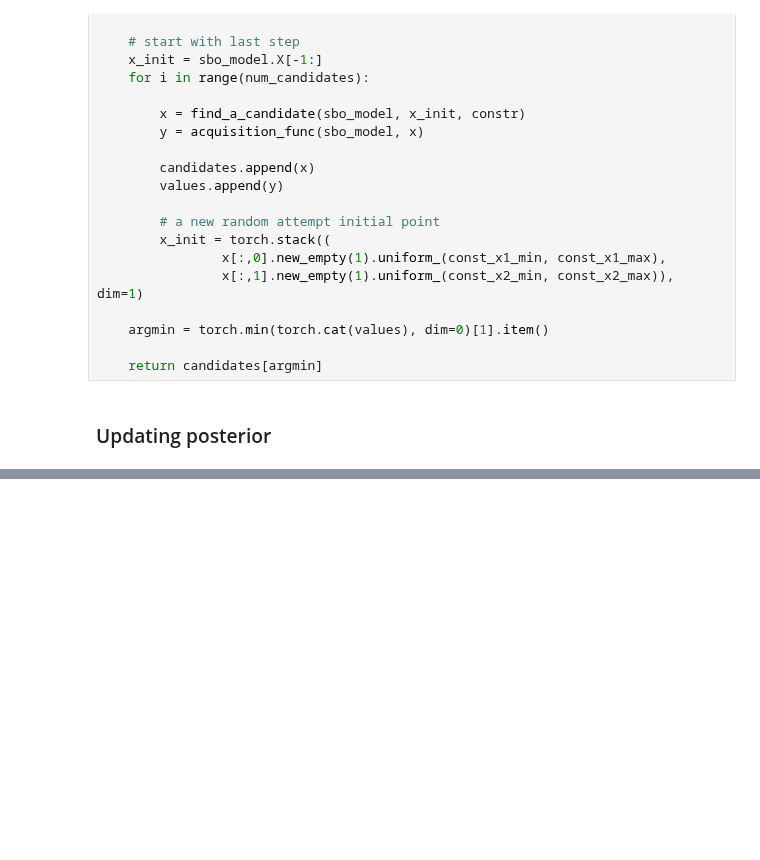
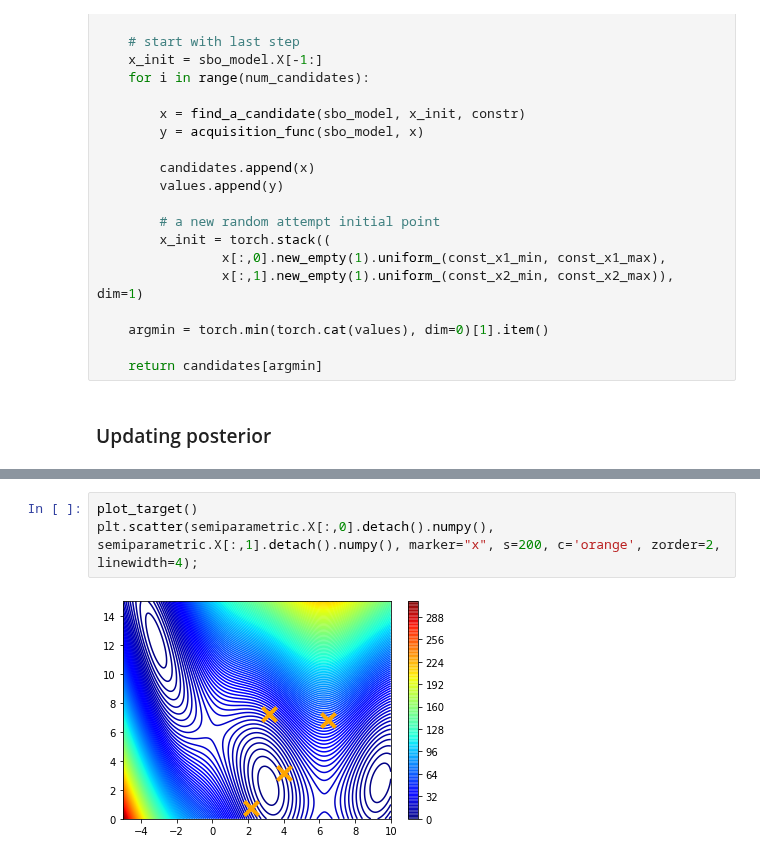
Before and after one commit to alan-turing-institute/SBO_Pyro, a Jupyter notebook: branin_hoo_pyro_sbo_2.ipynb, the cells around one changed output, grey strips where cells are left out. Cells and saved outputs as stored; diff of their text form; blank space fills up the shorter version.

```diff
--- a/branin_hoo_pyro_sbo_2.ipynb
+++ b/branin_hoo_pyro_sbo_2.ipynb
@@ -331,0 +332,5 @@ SBO step:  9 new point:  tensor([[5.4688, 6.8006]])
+# %%
+plot_target()
+plt.scatter(semiparametric.X[:,0].detach().numpy(), semiparametric.X[:,1].detach().numpy(), marker="x", s=200, c='orange', zorder=2, linewidth=4);
+# %% [output]
+[figure, added]
```
Also changed, not shown: parts of 24 cells of this notebook.
